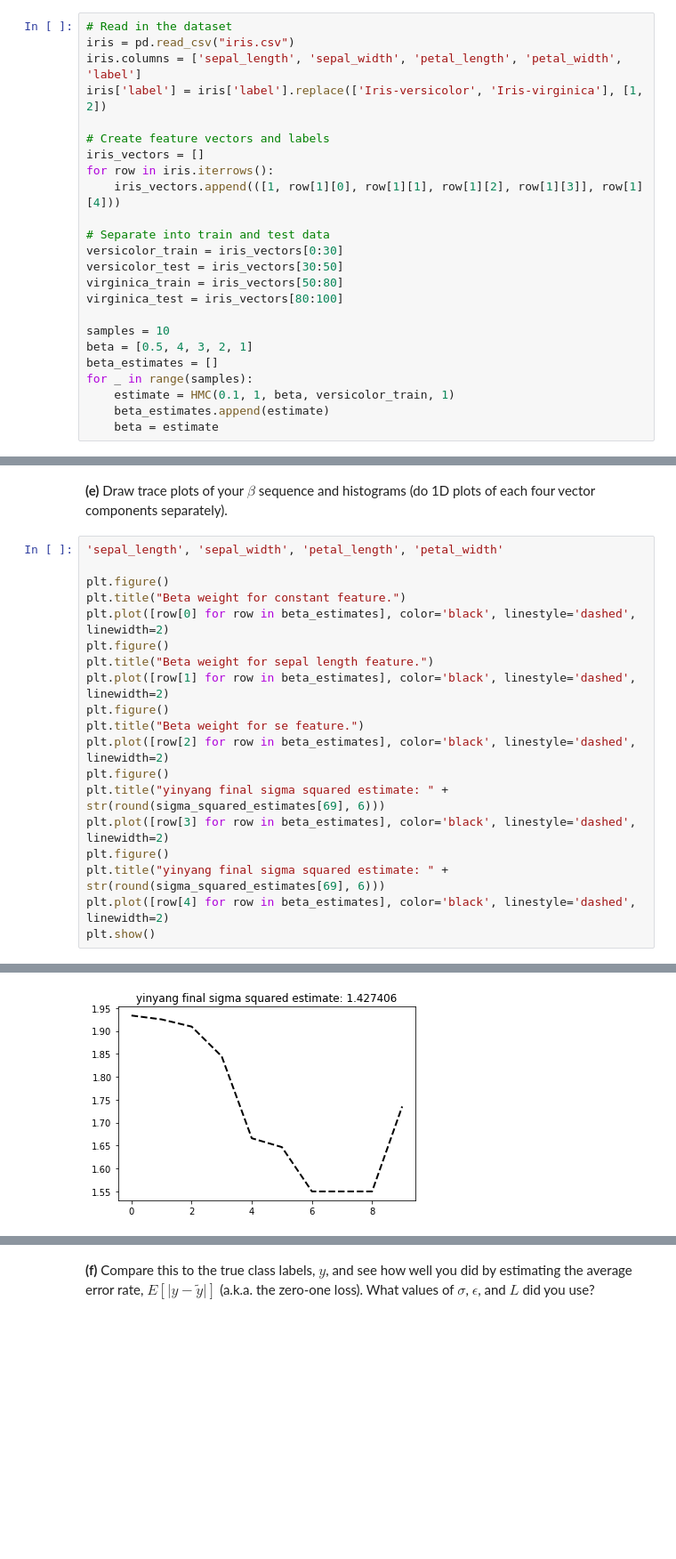
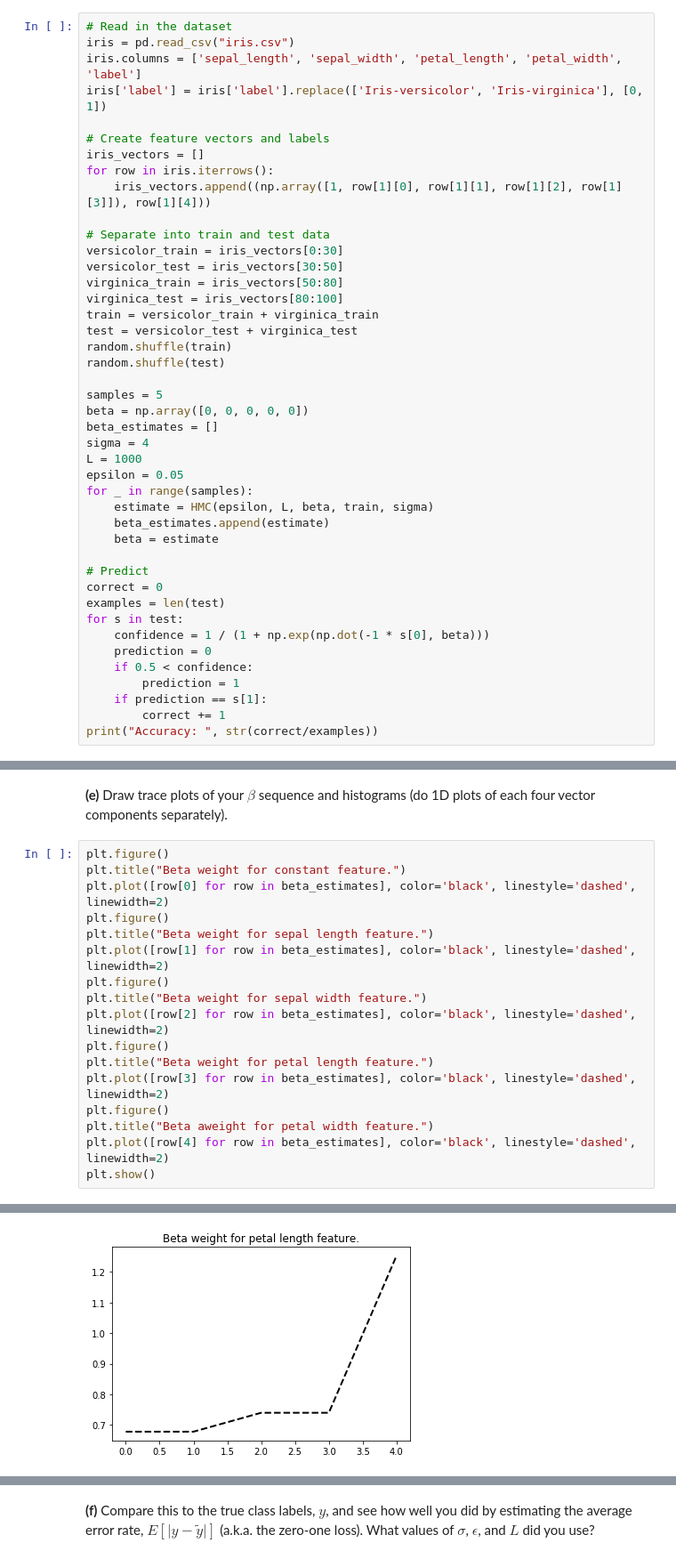
Before and after one commit to jspitkin/spring2018, a Jupyter notebook: pm/hw3/hw3.ipynb, the cells around one changed output, grey strips where cells are left out. Shown at 89% size. Drawn from its saved outputs; the diff is of its cells as text; blank space fills up the shorter version.

```diff
--- a/pm/hw3/hw3.ipynb
+++ b/pm/hw3/hw3.ipynb
@@ -394,24 +402,43 @@ def HMC(epsilon, L, current_beta, samples, sigma):
 # Read in the dataset
 iris = pd.read_csv("iris.csv")
 iris.columns = ['sepal_length', 'sepal_width', 'petal_length', 'petal_width', 'label']
-iris['label'] = iris['label'].replace(['Iris-versicolor', 'Iris-virginica'], [1, 2])
+iris['label'] = iris['label'].replace(['Iris-versicolor', 'Iris-virginica'], [0, 1])
 
 # Create feature vectors and labels
 iris_vectors = []
 for row in iris.iterrows():
-    iris_vectors.append(([1, row[1][0], row[1][1], row[1][2], row[1][3]], row[1][4]))
+    iris_vectors.append((np.array([1, row[1][0], row[1][1], row[1][2], row[1][3]]), row[1][4]))
 
 # Separate into train and test data
 versicolor_train = iris_vectors[0:30]
 versicolor_test = iris_vectors[30:50]
 virginica_train = iris_vectors[50:80]
 virginica_test = iris_vectors[80:100]
+train = versicolor_train + virginica_train
+test = versicolor_test + virginica_test
+random.shuffle(train)
+random.shuffle(test)
 
-samples = 10
-beta = [0.5, 4, 3, 2, 1]
+samples = 5
+beta = np.array([0, 0, 0, 0, 0])
 beta_estimates = []
+sigma = 4
+L = 1000
+epsilon = 0.05
 for _ in range(samples):
-    estimate = HMC(0.1, 1, beta, versicolor_train, 1)
+    estimate = HMC(epsilon, L, beta, train, sigma)
     beta_estimates.append(estimate)
     beta = estimate
+
+# Predict
+correct = 0
+examples = len(test)
+for s in test:
+    confidence = 1 / (1 + np.exp(np.dot(-1 * s[0], beta)))
+    prediction = 0
+    if 0.5 < confidence:
+        prediction = 1
+    if prediction == s[1]:
+        correct += 1
+print("Accuracy: ", str(correct/examples))
 # %% [output]
@@ -419,8 +446,6 @@ for _ in range(samples):
 # %% [markdown]
 **(e)** Draw trace plots of your $\beta$ sequence and histograms (do 1D plots of each four vector components separately).
 # %%
-'sepal_length', 'sepal_width', 'petal_length', 'petal_width'
-
 plt.figure()
 plt.title("Beta weight for constant feature.")
 plt.plot([row[0] for row in beta_estimates], color='black', linestyle='dashed', linewidth=2)
@@ -428,13 +453,13 @@ plt.figure()
 plt.title("Beta weight for sepal length feature.")
 plt.plot([row[1] for row in beta_estimates], color='black', linestyle='dashed', linewidth=2)
 plt.figure()
-plt.title("Beta weight for se feature.")
+plt.title("Beta weight for sepal width feature.")
 plt.plot([row[2] for row in beta_estimates], color='black', linestyle='dashed', linewidth=2)
 plt.figure()
-plt.title("yinyang final sigma squared estimate: " + str(round(sigma_squared_estimates[69], 6)))
+plt.title("Beta weight for petal length feature.")
 plt.plot([row[3] for row in beta_estimates], color='black', linestyle='dashed', linewidth=2)
 plt.figure()
-plt.title("yinyang final sigma squared estimate: " + str(round(sigma_squared_estimates[69], 6)))
+plt.title("Beta aweight for petal width feature.")
 plt.plot([row[4] for row in beta_estimates], color='black', linestyle='dashed', linewidth=2)
 plt.show()
 # %% [output]
@@ -444 +469 @@ plt.show()
-[figure, old version]
+[figure, new version]
```
Also changed, not shown: parts of 4 cells of this notebook, 1 other file.
